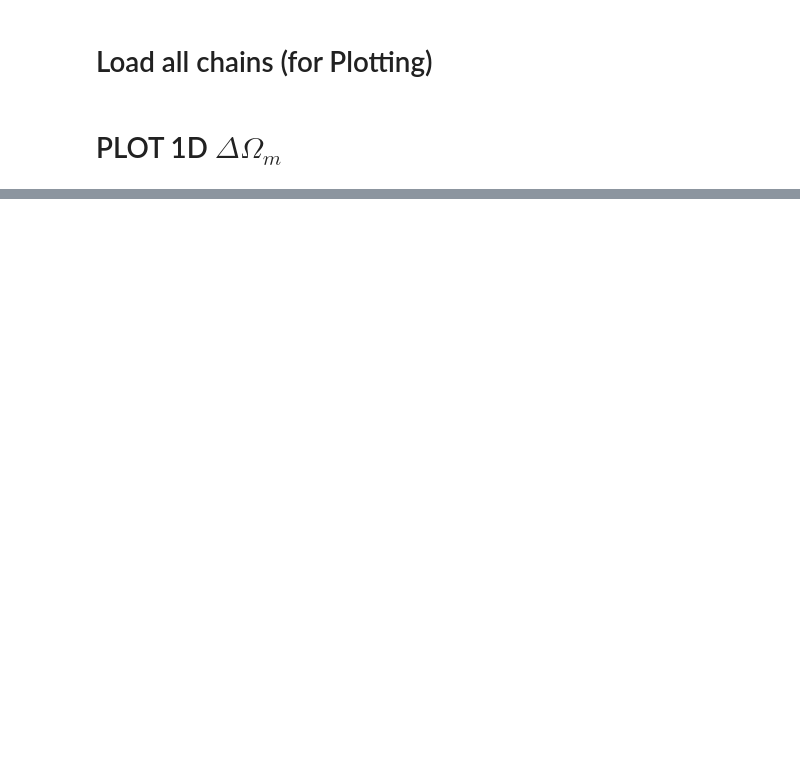
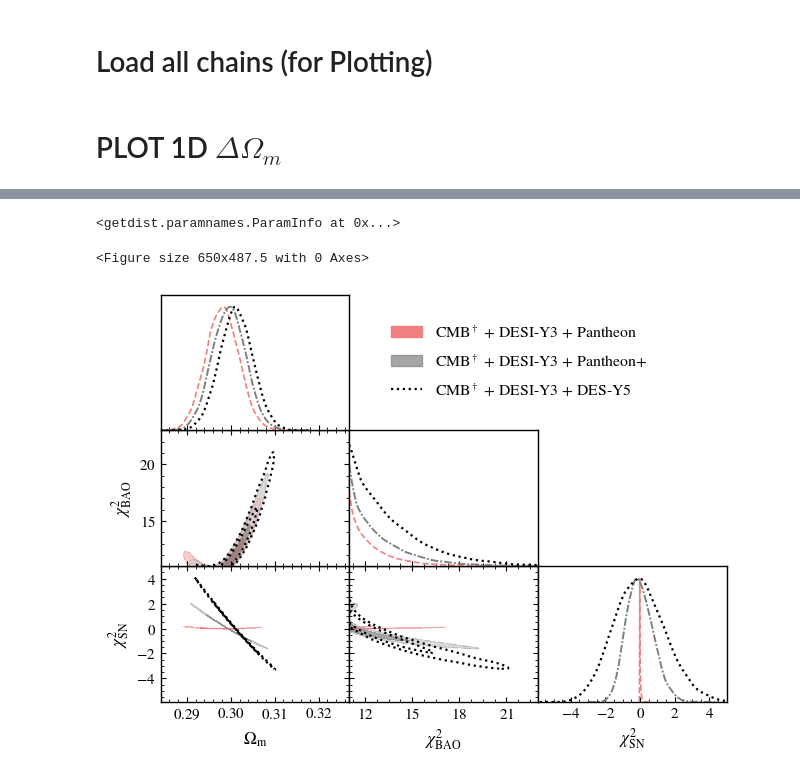
Before and after one commit to CosmoLike/cocoa, a Jupyter notebook: Cocoa/projects/example/EXAMPLE_EMUL_MCMC_TENSION_METRICS/EXAMPLE_TENSION_METRICS.ipynb, the cells around one changed output, grey strips where cells are left out. Cells and saved outputs as stored; diff of their text form; code cells hidden in the pictures; blank space fills up the shorter version.

```diff
--- a/Cocoa/projects/example/EXAMPLE_EMUL_MCMC_TENSION_METRICS/EXAMPLE_TENSION_METRICS.ipynb
+++ b/Cocoa/projects/example/EXAMPLE_EMUL_MCMC_TENSION_METRICS/EXAMPLE_TENSION_METRICS.ipynb
@@ -153,10 +150,9 @@ root_chains = (
   'DESY5/EXAMPLE_EMUL_MCMC2',        # CMB + SN (desy5) + BAO (DESI-Y1)
   'UNION3/EXAMPLE_EMUL_MCMC2'        # CMB + SN (union3) + BAO (DESI-Y1)
 )
-param_names = ('logA','ns','H0','omegam','tau')
 answer = [0] * len(root_chains)
 for i in range(len(root_chains)):
-    root = ('EXAMPLE_EMUL_MCMC2', root_chains[i])
-    answer[i] = get_udm_tension(root_chains = root, num_points_thin = 50000, plot=False, param_names=param_names)
+    answer[i] = get_udm_tension(root_chains = ('EXAMPLE_EMUL_MCMC2', root_chains[i]),
+                                num_points_thin=20000, param_names=['H0','omegam'])
 print('\nFinal result for LCDM (UDM) Tension Metric (BAO = DESI-Y1): ', answer)
 # %% [output]
@@ -174,6 +170,6 @@ param_names = ('delta_H0','delta_omegam')
 answer = [0] * len(root_chains)
 for i in range(len(root_chains)):
     root = ('EXAMPLE_EMUL_MCMC1', root_chains[i])
-    answer[i] = get_ng_tension(root_chains=root, num_points_thin=40000, plot=False, feedback=0,param_names=param_names)
+    answer[i] = get_ng_tension(root_chains=root, num_points_thin=20000, feedback=0, param_names=param_names)
 print('\nFinal result for LCDM (NG) Tension Metric (BAO = DESI-Y3): ',answer)
 # %% [output]
@@ -189,6 +185,6 @@ param_names = ('delta_H0','delta_omegam')
 answer = [0] * len(root_chains)
 for i in range(len(root_chains)):
     root = ('EXAMPLE_EMUL_MCMC2', root_chains[i])
-    answer[i] = get_ng_tension(root_chains=root, num_points_thin=40000, plot=False, feedback=0)
+    answer[i] = get_ng_tension(root_chains=root, num_points_thin=20000, feedback=0, param_names=param_names)
 print('\nFinal result for LCDM (NG) Tension Metric (BAO = DESI-Y1): ',answer)
 # %% [output]
@@ -295,0 +316,70 @@ WARNING:matplotlib.font_manager:findfont: Font family 'stix' not found.
+# %%
+samples[0].addDerived(p[0].chi2__SN-1034.77,name='chi2sn',label='{\\chi^2_{\\rm SN}}')
+samples[1].addDerived(p[1].chi2__SN-1406.21,name='chi2sn',label='{\\chi^2_{\\rm SN}}')
+samples[2].addDerived(p[2].chi2__SN-1649.9,name='chi2sn',label='{\\chi^2_{\\rm SN}}')
+samples[3].addDerived(p[3].chi2__SN-28.76,name='chi2sn',label='{\\chi^2_{\\rm SN}}')
+# %% [output]
+<getdist.paramnames.ParamInfo at 0x...>
+# %%
+from getdist import MCSamples
+
+g = gplot.get_single_plotter(width_inch=6.5)
+
+g.settings.lw_contour = 1.2
+g.settings.legend_rect_border = False
+g.settings.figure_legend_frame = False
+g.settings.axes_fontsize = 13.5
+g.settings.legend_fontsize = 14.
+g.settings.alpha_filled_add = 0.7
+g.settings.lab_fontsize=15
+g.legend_labels=False
+g.settings.tight_layout=True
+
+
+g.triangle_plot(
+  roots= [
+    samples[0],
+    samples[1],
+    samples[2]
+  ],
+  params=['omegam', 'chi2__BAO', 'chi2sn'],
+  line_args=[
+    {'lw': 1.2,'ls': 'dashed', 'color':'lightcoral'},
+    {'lw': 1.4,'ls': '-.', 'color':'grey'},
+    {'lw': 1.6,'ls': 'dotted', 'color':'black'},
+    {'lw': 1.0,'ls': 'dashdot', 'color':'purple'}
+  ],
+  contour_colors=['lightcoral','grey','black', 'purple'],
+  filled=[True,True,False,False],
+  contour_ls=['dashed', '-.', 'dotted', 'dashdot'],
+  contour_lws=[1.2, 1.4, 1.6, 1.0],
+  legend_labels=[
+   '${\\rm CMB}^\dagger$ + DESI-Y3 + Pantheon',
+   '${\\rm CMB}^\dagger$ + DESI-Y3 + Pantheon+',
+   '${\\rm CMB}^\dagger$ + DESI-Y3 + DES-Y5'
+  ],
+  legend_loc=(0.45,0.75))
+
+# ----------------------------------------------------
+# ----------------------------------------------------
+axarr = g.subplots
+# ----------------------------------------------------
+axarr[2,0].set_xlim([0.284,0.327])
+axarr[2,0].set_xticks([0.29,0.30,0.31,0.32], minor=False)
+axarr[2,0].set_yticks([-4,-2,0,2,4], minor=False)
+axarr[2,0].minorticks_on()
+# ----------------------------------------------------
+axarr[2,1].set_xlim([11,23])
+axarr[2,1].set_xticks([12,15,18,21], minor=False)
+axarr[2,1].minorticks_on()
+# ----------------------------------------------------
+axarr[2,2].set_xlim([-5.9,5])
+axarr[2,2].set_xticks([-4,-2.0,0,2.0,4.0], minor=False)
+axarr[2,2].set_yticks([], minor=False)
+axarr[2,2].set_yticks([], minor=True)
+axarr[2,2].minorticks_on()
+# ----------------------------------------------------
+axarr[1,0].minorticks_on()
+# %% [output]
+<Figure size 650x487.5 with 0 Axes>
+[figure, added]
```
Also changed, not shown: parts of 12 cells of this notebook.
